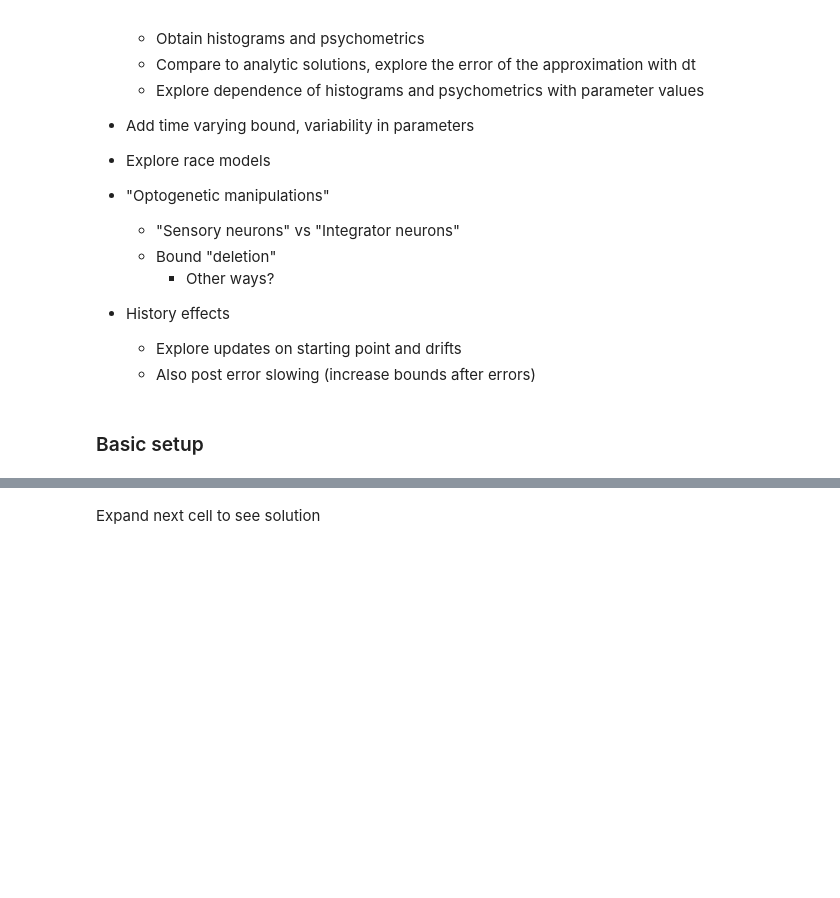
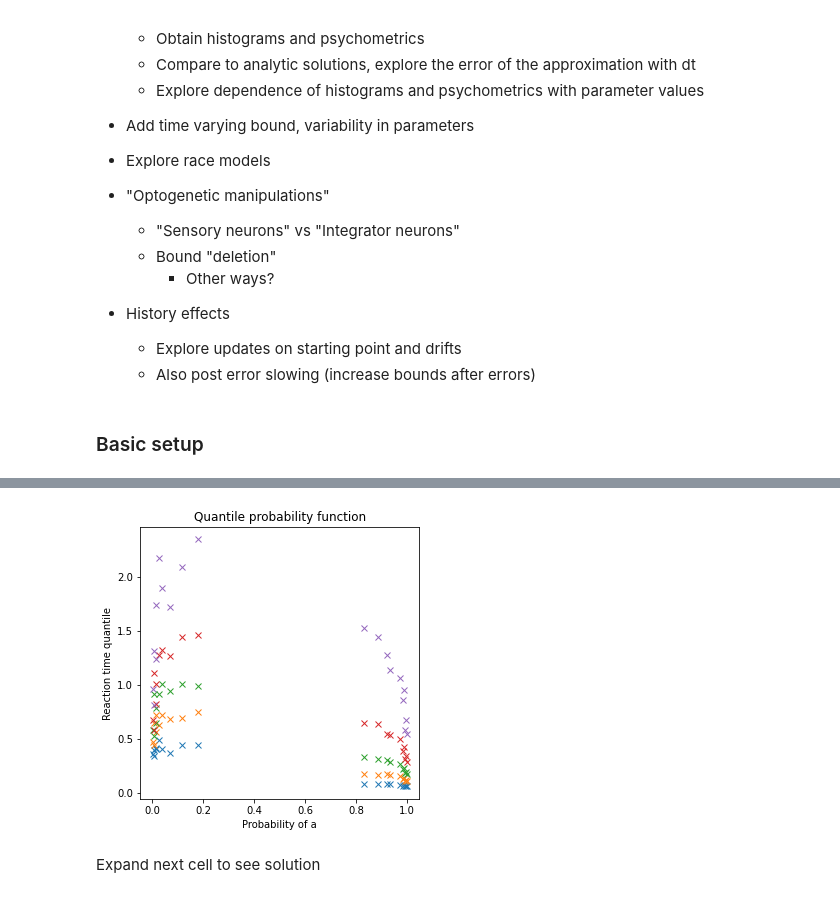
Before and after one commit to I-Pica/indp22-ddm-simulation-project, a Jupyter notebook: code/basic-sim-ddm.ipynb, the cells around one changed output, grey strips where cells are left out. Cells and saved outputs as stored; diff of their text form; code cells hidden in the pictures; blank space fills up the shorter version.

```diff
--- a/code/basic-sim-ddm.ipynb
+++ b/code/basic-sim-ddm.ipynb
@@ -142,3 +176,10 @@ plt.show()
+# %%
+# Plot the quantile probability function
+plot_quantile_prob_func(S_list, hits_list, errs_list, mu_list, prob_a)
+plt.title('Quantile probability function')
+plt.show()
+# %% [output]
+[figure, added]
 # %% [markdown]
 Expand next cell to see solution
 # %%
```
Also changed, not shown: parts of 6 cells of this notebook.
